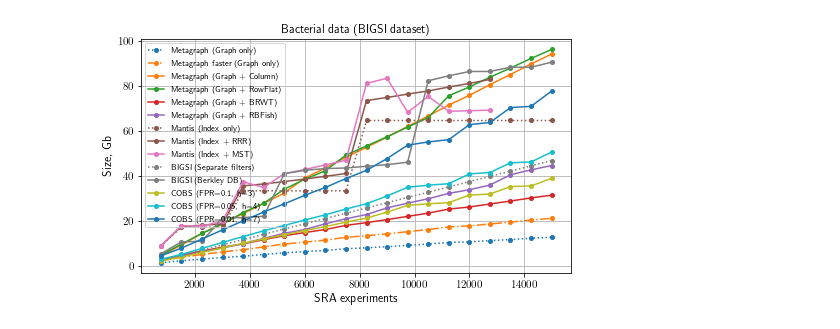
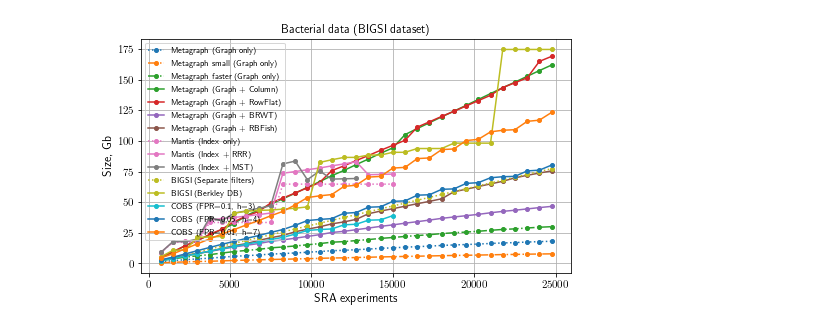
Before and after one commit to ratschlab/metagraph, a Jupyter notebook: projects/BIGSI/scalability.ipynb, the cells around one changed output. Saved outputs shown, nothing was run; the diff lists cells and outputs as text; code cells hidden in the pictures.

```diff
--- a/projects/BIGSI/scalability.ipynb
+++ b/projects/BIGSI/scalability.ipynb
@@ -76,7 +105,7 @@ results['bigsi_bloom'] = bloom_size
 # %%
 bigsi_size = []
 
-for i in range(750, 15001, 750):
+for i in range(750, 24751, 750):
     try:
         bigsi_size.append(os.path.getsize(DIR + 'bigsi/subsets/index_{}/combined-index'.format(i)))
     except:
@@ -84,14 +113,14 @@ for i in range(750, 15001, 750):
 
 results['bigsi_db'] = bigsi_size
 # %%
-for (h, fpr) in [(1, 30),
-                 (1, 10), (3, 10),
-                 (1, 5), (2, 5), (3, 5), (4, 5),
-                 (1, 1), (2, 1), (3, 1), (4, 1), (5, 1),
+for (h, fpr) in [#(1, 30),
+                 #(1, 10), (3, 10),
+                 #(1, 5), (2, 5), (3, 5), (4, 5),
+                 #(1, 1), (2, 1), (3, 1), (4, 1), (5, 1),
                  (3, 10), (4, 5), (7, 1)]:
     cobs_size = []
 
-    for i in range(750, 15001, 750):
+    for i in range(750, 24751, 750):
         try:
             cobs_size.append(os.path.getsize(DIR + 'cobs/cobs_index_h{}_fpr{}_{}.cobs_compact'.format(h, fpr, i)))
         except:
@@ -103,30 +132,32 @@ mantis_size = []
 mantis_rrr_size = []
 mantis_mst_size = []
 
-for i in range(750, 15001, 750):
+for i in range(750, 24751, 750):
     try:
         mantis_size.append(os.path.getsize(DIR + 'mantis/cqfs/files_{}/dbg_cqf.ser'.format(i)))
+
+        files = !find {DIR}mantis/cqfs/files_{i}/ -name *eqclass_rrr.cls
+        if len(files):
+            mantis_rrr_size.append(sum([os.path.getsize(f) for f in files]))
+        else:
+            mantis_rrr_size.append(np.nan)
+
+        files = !find {DIR}mantis/cqfs/files_{i}/ -name *.bv
+        if len(files) == 3:
+            mantis_mst_size.append(sum([os.path.getsize(f) for f in files]))
+        else:
+            mantis_mst_size.append(np.nan)
     except:
         mantis_size.append(np.nan)
-
-    files = !find {DIR}mantis/cqfs/files_{i}/ -name *eqclass_rrr.cls
-    if len(files):
-        mantis_rrr_size.append(sum([os.path.getsize(f) for f in files]))
-    else:
         mantis_rrr_size.append(np.nan)
-
-    files = !find {DIR}mantis/cqfs/files_{i}/ -name *.bv
-    if len(files) == 3:
-        mantis_mst_size.append(sum([os.path.getsize(f) for f in files]))
-    else:
         mantis_mst_size.append(np.nan)
 
 results['mantis_index'] = mantis_size
 results['mantis_rrr'] = mantis_rrr_size
 results['mantis_mst'] = mantis_mst_size
 # %%
-results.loc[range(17, 20), 'mantis_rrr'] = np.nan
-results.loc[range(17, 20), 'mantis_mst'] = np.nan
+#results.loc[range(17, 20), 'mantis_rrr'] = np.nan
+#results.loc[range(17, 20), 'mantis_mst'] = np.nan
 # %%
 width = 3.487 * 1.5 * 1.3
 height = width / 1.618
@@ -143,6 +174,10 @@ ax = axes
 lines = ax.plot(results.n_samples,
                 results.graph / 10**9,
                 marker='o', ms=4, label='Metagraph (Graph only)', linestyle=':')
+
+lines = ax.plot(results.n_samples,
+                results.graph_small / 10**9,
+                marker='o', ms=4, label='Metagraph small (Graph only)', linestyle='-.')
 
 lines = ax.plot(results.n_samples,
                 results.graph_faster / 10**9,
@@ -188,32 +223,32 @@ ax.plot(results.n_samples, results.bigsi_db / 10**9,
 
 # ax.plot(results.n_samples, results.cobs_h1_fpr30 / 10**9,
 #         marker='o', ms=4, label='COBS (FPR=0.3, h=1)')
 
 for (h, fpr) in [#(1, 30),
                  #(1, 10), (3, 10),
                  #(1, 5), (2, 5), (3, 5), (4, 5),
                  #(1, 1), (2, 1), (3, 1), (4, 1), (5, 1)
                  (3, 10), (4, 5), (7, 1)]:
     ax.plot(results.n_samples, results['cobs_h{}_fpr{}'.format(h, fpr)] / 10**9,
             marker='o', ms=4, label='COBS (FPR={}, h={})'.format(fpr / 100, h))
 
 ax.set_title('Bacterial data (BIGSI dataset)')
 ax.set_xlabel('SRA experiments')
 ax.set_ylabel('Size, Gb')
 #     ax.set_xlim([-1e9, 25e9])
 #ax.set_xticks(np.array(k_array))
 ax.grid(True)
 #     ax.legend(loc='best')
 
 legend = ax.legend(loc="best", fontsize=8)
 legend.get_frame().set_facecolor('none')
 # plt.ylim([-5, 110])
 # axes[1].set_ylim([-1e-1, 75])
 # plt.yscale('symlog')
 
 plt.tight_layout()
 plt.savefig('graph_scalability_all.pdf', format='pdf', bbox_inches='tight')
 plt.show()
 # %% [output]
-[figure, old version]
+[figure, new version]
 # %%
```
Also changed, not shown: parts of 8 cells of this notebook.
